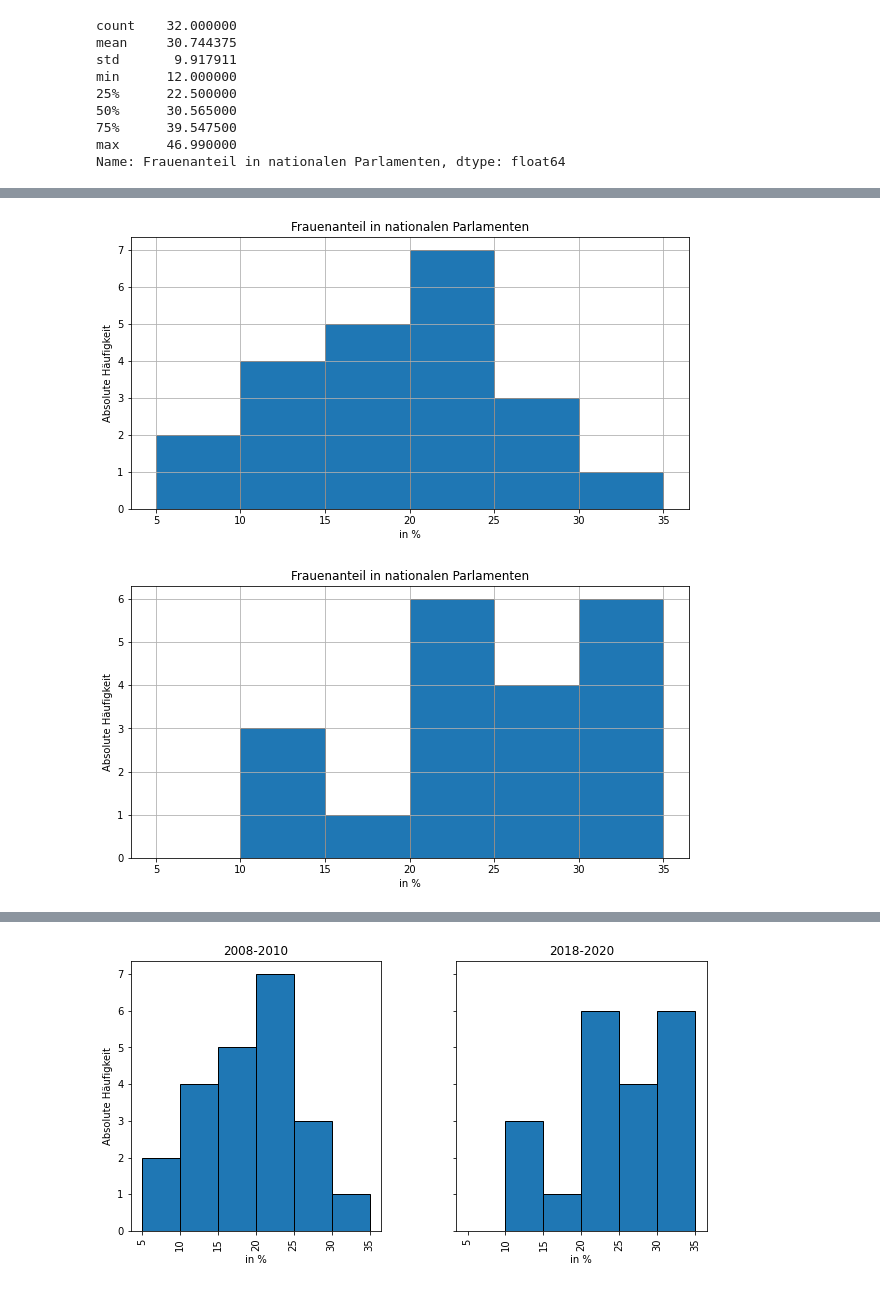
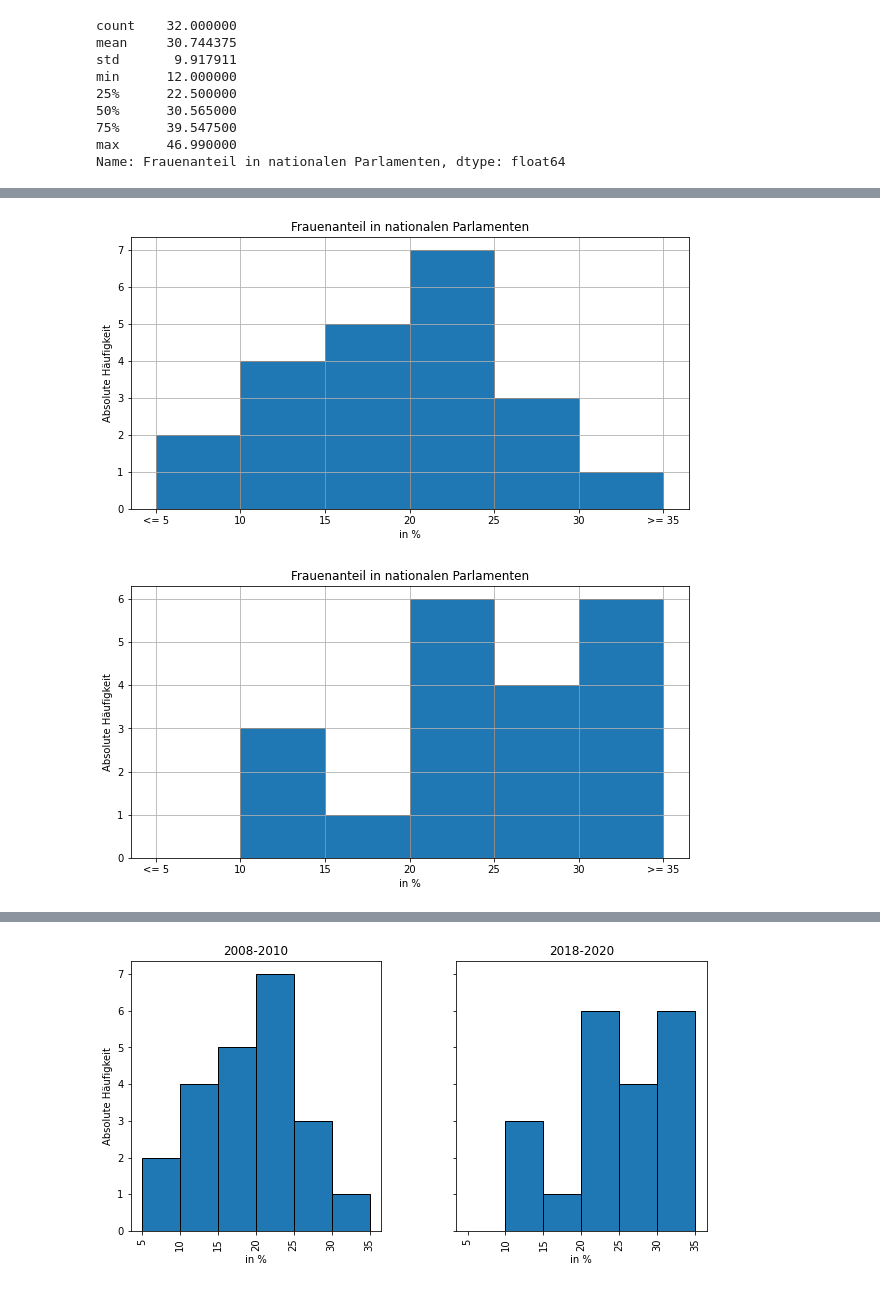
Before and after one commit to michaelbeutler/bbzbl-idaf-data-analysis, a Jupyter notebook: idaf.ipynb, the cells around one changed output, grey strips where cells are left out. Cells and saved outputs as stored; diff of their text form; code cells hidden in the pictures.

```diff
--- a/idaf.ipynb
+++ b/idaf.ipynb
@@ -138,28 +162,46 @@ save_hist(hist, 'study2018-2020')
 # %%
 bins = np.arange(start=5, stop=40, step=5)
+df2008to2010.loc[(
+    df2008to2010['Frauenanteil in nationalen Parlamenten'] < 5
+), 'Frauenanteil in nationalen Parlamenten'] = 5
+df2008to2010.loc[(
+    df2008to2010['Frauenanteil in nationalen Parlamenten'] > 40
+), 'Frauenanteil in nationalen Parlamenten'] = 40
+df2018to2020.loc[(
+    df2018to2020['Frauenanteil in nationalen Parlamenten'] < 5
+), 'Frauenanteil in nationalen Parlamenten'] = 5
+df2018to2020.loc[(
+    df2018to2020['Frauenanteil in nationalen Parlamenten'] > 40
+), 'Frauenanteil in nationalen Parlamenten'] = 40
+
+ticks = bins.astype('str', copy=True)
+ticks[0] = '<= {}'.format(ticks[0])
+ticks[-1] = '>= {}'.format(ticks[-1])
 
 # Print hist for Frauenanteil in nationalen Parlamenten 2008-2010
 hist = df2008to2010.hist(column='Frauenanteil in nationalen Parlamenten',
                figsize=[10, 5],
                bins=bins,
                edgecolor='black')
+plt.xticks(bins, ticks)
 
 
 format_hist(hist)
 save_hist(hist, 'politics2008-2010')
 
 # Print hist for Frauenanteil in nationalen Parlamenten 2018-2020
 hist = df2018to2020.hist(column='Frauenanteil in nationalen Parlamenten',
                figsize=[10, 5],
                bins=bins,
                edgecolor='black')
+plt.xticks(bins, ticks)
 
 
 format_hist(hist)
 save_hist(hist, 'politics2018-2020')
 # %% [output]
-[figure, old version]
+[figure, new version]
-[figure, old version]
+[figure, new version]
 # %%
 # Print hist for Frauenanteil bei den Studierenden im Tertiärbereich 1 2008-2010, 2018-2020
 bins = np.arange(start=50, stop=64, step=2)
```
Also changed, not shown: parts of 8 cells of this notebook, 13 other files.
